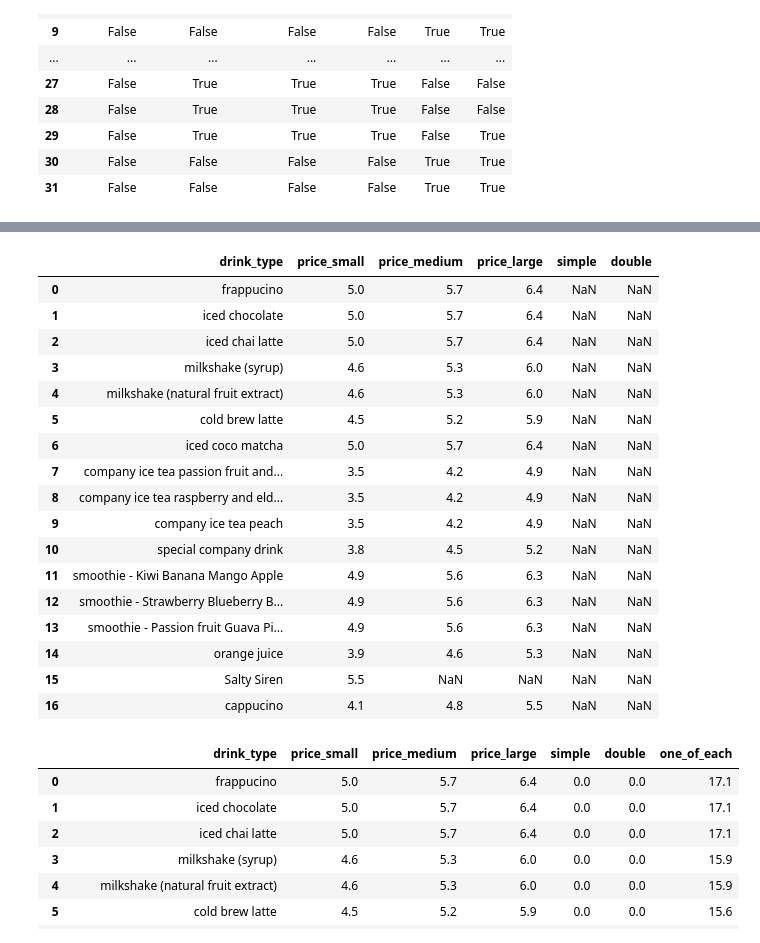
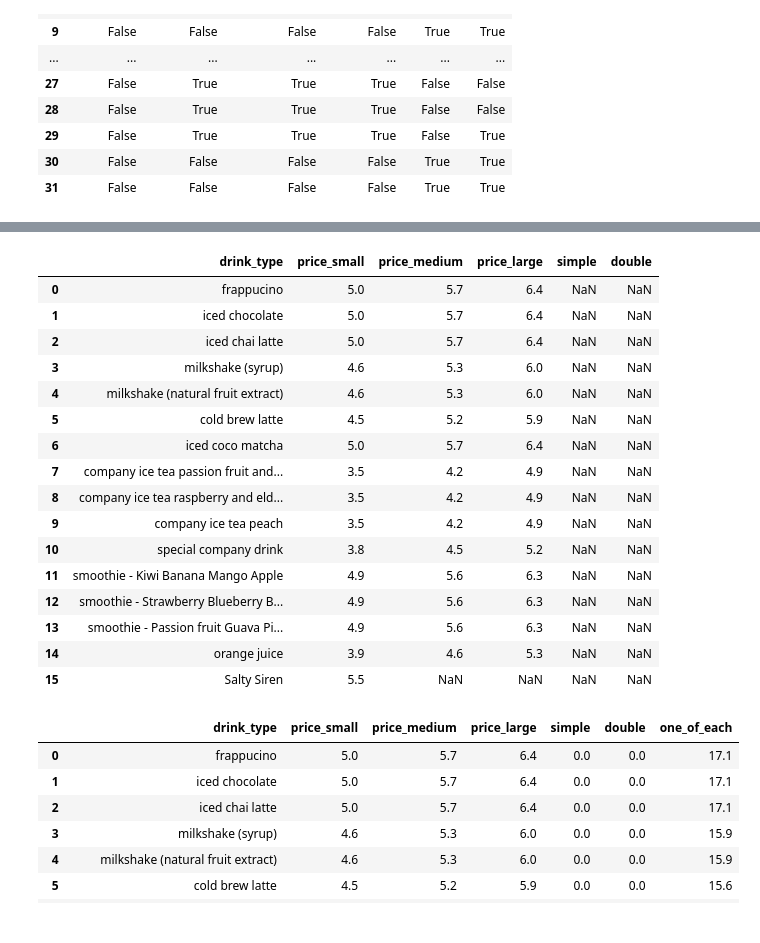
Before and after one commit to Luna-Agora/coffee, a Jupyter notebook: Notebooks/coffee notebook.ipynb, the cells around one changed output, grey strips where cells are left out. Cells and saved outputs as stored; diff of their text form; code cells hidden in the pictures.

```diff
--- a/Notebooks/coffee notebook.ipynb
+++ b/Notebooks/coffee notebook.ipynb
@@ -84,26 +84,25 @@ price.last
 30           3.6          4.3     NaN     NaN
 31           3.4          3.8     NaN     NaN  >
 # %%
-price.head(17)
+price.head(16)
 # %% [output]
 |  | drink_type | price_small | price_medium | price_large | simple | double |
 | 0 | frappucino | 5.0 | 5.7 | 6.4 | NaN | NaN |
 | 1 | iced chocolate | 5.0 | 5.7 | 6.4 | NaN | NaN |
 | 2 | iced chai latte | 5.0 | 5.7 | 6.4 | NaN | NaN |
 | 3 | milkshake (syrup) | 4.6 | 5.3 | 6.0 | NaN | NaN |
 | 4 | milkshake (natural fruit extract) | 4.6 | 5.3 | 6.0 | NaN | NaN |
 | 5 | cold brew latte | 4.5 | 5.2 | 5.9 | NaN | NaN |
 | 6 | iced coco matcha | 5.0 | 5.7 | 6.4 | NaN | NaN |
 | 7 | company ice tea passion fruit and... | 3.5 | 4.2 | 4.9 | NaN | NaN |
 | 8 | company ice tea raspberry and eld... | 3.5 | 4.2 | 4.9 | NaN | NaN |
 | 9 | company ice tea peach | 3.5 | 4.2 | 4.9 | NaN | NaN |
 | 10 | special company drink | 3.8 | 4.5 | 5.2 | NaN | NaN |
 | 11 | smoothie - Kiwi Banana Mango Apple | 4.9 | 5.6 | 6.3 | NaN | NaN |
 | 12 | smoothie - Strawberry Blueberry B... | 4.9 | 5.6 | 6.3 | NaN | NaN |
 | 13 | smoothie - Passion fruit Guava Pi... | 4.9 | 5.6 | 6.3 | NaN | NaN |
 | 14 | orange juice | 3.9 | 4.6 | 5.3 | NaN | NaN |
 | 15 | Salty Siren | 5.5 | NaN | NaN | NaN | NaN |
-| 16 | cappucino | 4.1 | 4.8 | 5.5 | NaN | NaN |
 # %%
 price2 = price
 # %%
```
